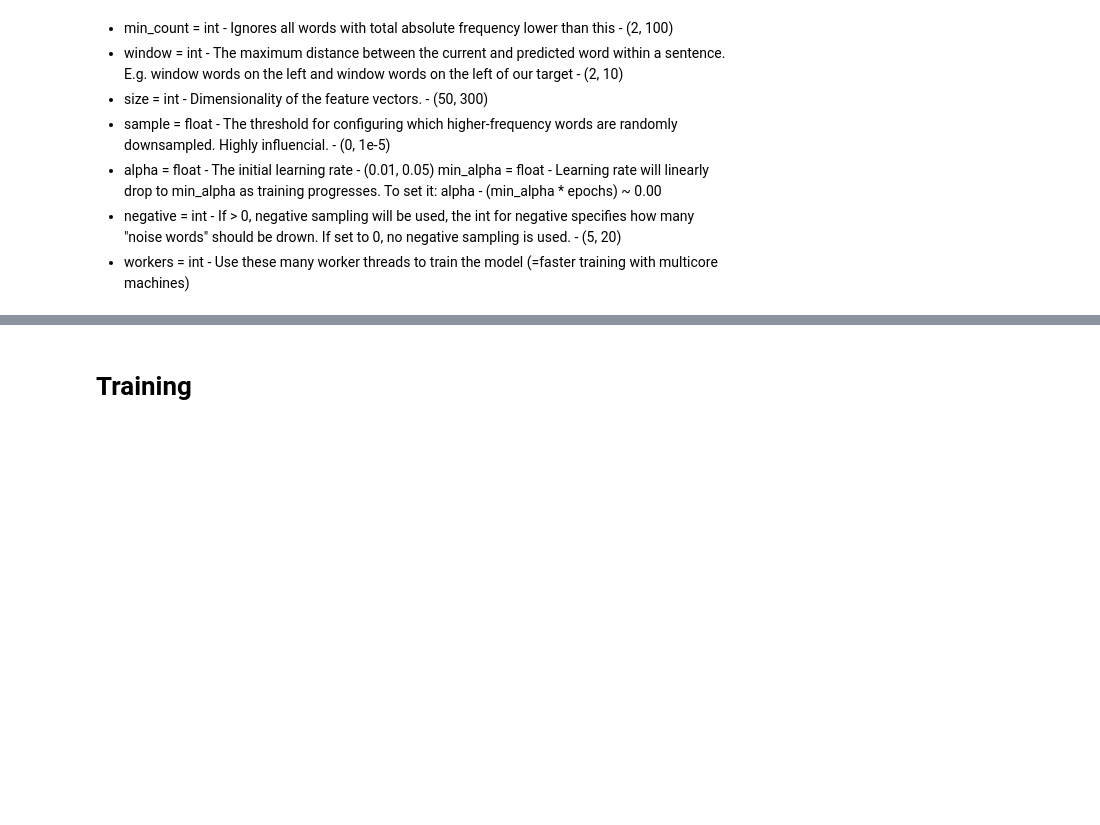
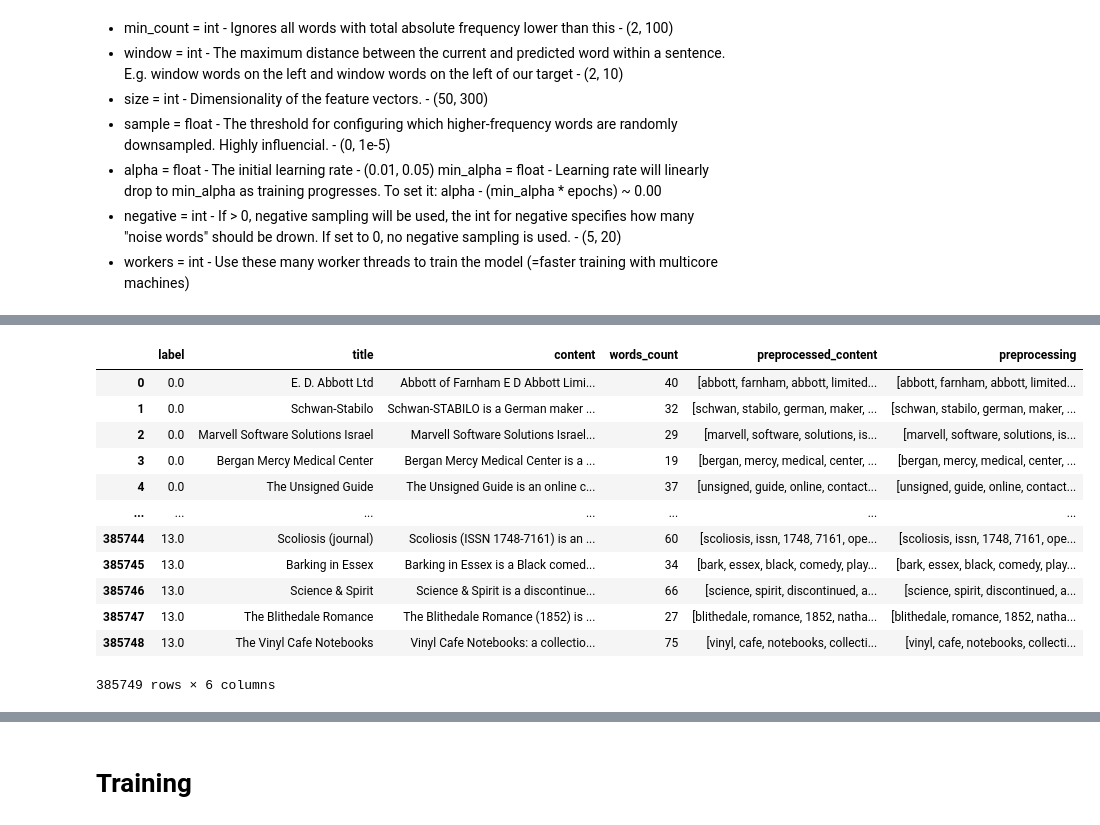
Before and after one commit to javi99/NLP_final, a Jupyter notebook: RNN.ipynb, the cells around one changed output, grey strips where cells are left out. Saved outputs shown, nothing was run; the diff lists cells and outputs as text; code cells hidden in the pictures; blank space fills up the shorter version.

```diff
--- a/RNN.ipynb
+++ b/RNN.ipynb
@@ -206,6 +211,12 @@ data_train.to_csv('preprocessed_df_train.csv', index=False)
 data_test.to_csv('preprocessed_df_test.csv', index=False)
 # %% [markdown]
 ## Tokenizer
+# %%
+data_train = pd.read_csv("data/csv/preprocessed_df_train.csv")
+data_test = pd.read_csv("data/csv/preprocessed_df_test.csv")
+# %%
+data_train["preprocessed_content"] = data_train.apply(lambda row: ast.literal_eval(row["preprocessed_content"]), axis = 1)
+data_test["preprocessed_content"] = data_test.apply(lambda row: ast.literal_eval(row["preprocessed_content"]), axis = 1)
 # %%
 train_sequences, test_sequences, train_labels, test_labels, word_index = encoding_data(data_train, data_test, MAX_LENGTH)
 
@@ -255 +266,17 @@ len(word_index.keys())
+# %%
+data_train
+# %% [output]
+|  | label | title | content | words_count | preprocessed_content | preprocessing |
+| 0 | 0.0 | E. D. Abbott Ltd | Abbott of Farnham E D Abbott Limi... | 40 | [abbott, farnham, abbott, limited... | [abbott, farnham, abbott, limited... |
+| 1 | 0.0 | Schwan-Stabilo | Schwan-STABILO is a German maker ... | 32 | [schwan, stabilo, german, maker, ... | [schwan, stabilo, german, maker, ... |
+| 2 | 0.0 | Marvell Software Solutions Israel | Marvell Software Solutions Israel... | 29 | [marvell, software, solutions, is... | [marvell, software, solutions, is... |
+| 3 | 0.0 | Bergan Mercy Medical Center | Bergan Mercy Medical Center is a ... | 19 | [bergan, mercy, medical, center, ... | [bergan, mercy, medical, center, ... |
+| 4 | 0.0 | The Unsigned Guide | The Unsigned Guide is an online c... | 37 | [unsigned, guide, online, contact... | [unsigned, guide, online, contact... |
+| ... | ... | ... | ... | ... | ... | ... |
+| 385744 | 13.0 | Scoliosis (journal) | Scoliosis (ISSN 1748-7161) is an ... | 60 | [scoliosis, issn, 1748, 7161, ope... | [scoliosis, issn, 1748, 7161, ope... |
+| 385745 | 13.0 | Barking in Essex | Barking in Essex is a Black comed... | 34 | [bark, essex, black, comedy, play... | [bark, essex, black, comedy, play... |
+| 385746 | 13.0 | Science & Spirit | Science & Spirit is a discontinue... | 66 | [science, spirit, discontinued, a... | [science, spirit, discontinued, a... |
+| 385747 | 13.0 | The Blithedale Romance | The Blithedale Romance (1852) is ... | 27 | [blithedale, romance, 1852, natha... | [blithedale, romance, 1852, natha... |
+| 385748 | 13.0 | The Vinyl Cafe Notebooks | Vinyl Cafe Notebooks: a collectio... | 75 | [vinyl, cafe, notebooks, collecti... | [vinyl, cafe, notebooks, collecti... |
+385749 rows × 6 columns
 # %%
```
Also changed, not shown: parts of 39 cells of this notebook, 7 other files.
